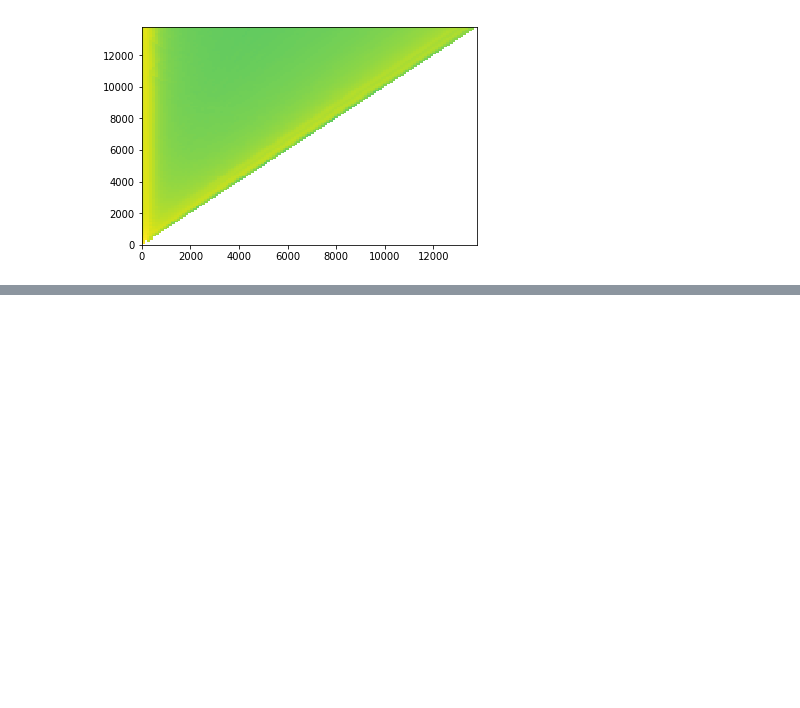
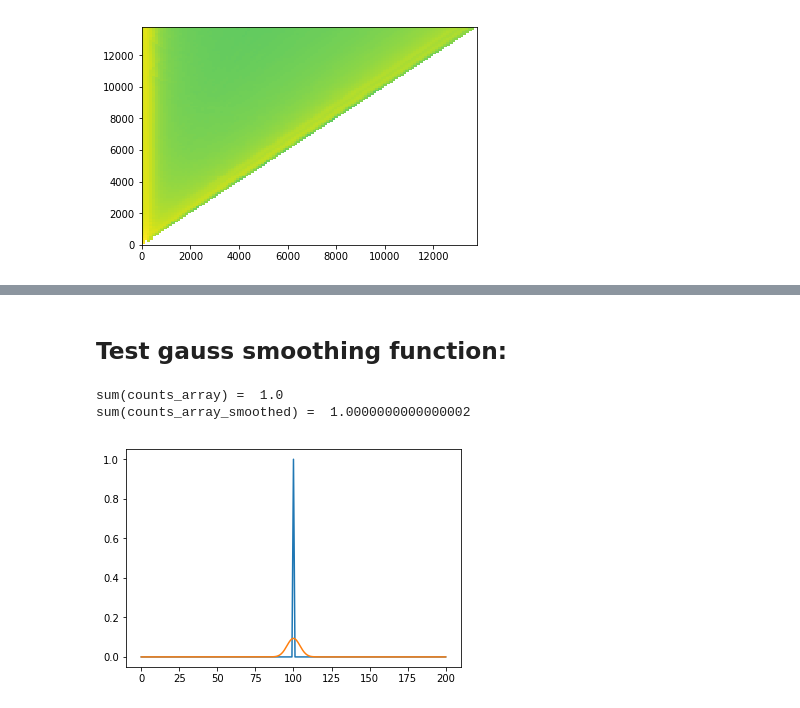
Before and after one commit to oslocyclotronlab/ompy, a Jupyter notebook: notebooks/response_interpolation/test_response_function_interpolation.ipynb, the cells around one changed output, grey strips where cells are left out. Drawn from its saved outputs; the diff is of its cells as text; code cells hidden in the pictures; blank space fills up the shorter version.

```diff
--- a/notebooks/response_interpolation/test_response_function_interpolation.ipynb
+++ b/notebooks/response_interpolation/test_response_function_interpolation.ipynb
@@ -65,0 +65,19 @@ plt.show()
+# %% [markdown]
+
+## Test gauss smoothing function:
+# %%
+E_array = np.linspace(0, 200, 201)
+counts_array = np.zeros(len(E_array))
+counts_array[100] = 1
+counts_array_smoothed = ompy.gauss_smoothing(counts_array, E_array, 10)
+
+f, ax = plt.subplots(1)
+ax.plot(E_array, counts_array)
+ax.plot(E_array, counts_array_smoothed)
+
+print("sum(counts_array) = ", counts_array.sum())
+print("sum(counts_array_smoothed) = ", counts_array_smoothed.sum())
+# %% [output]
+sum(counts_array) =  1.0
+sum(counts_array_smoothed) =  1.0000000000000002
+[figure, added]
```
Also changed, not shown: parts of 4 cells of this notebook.
